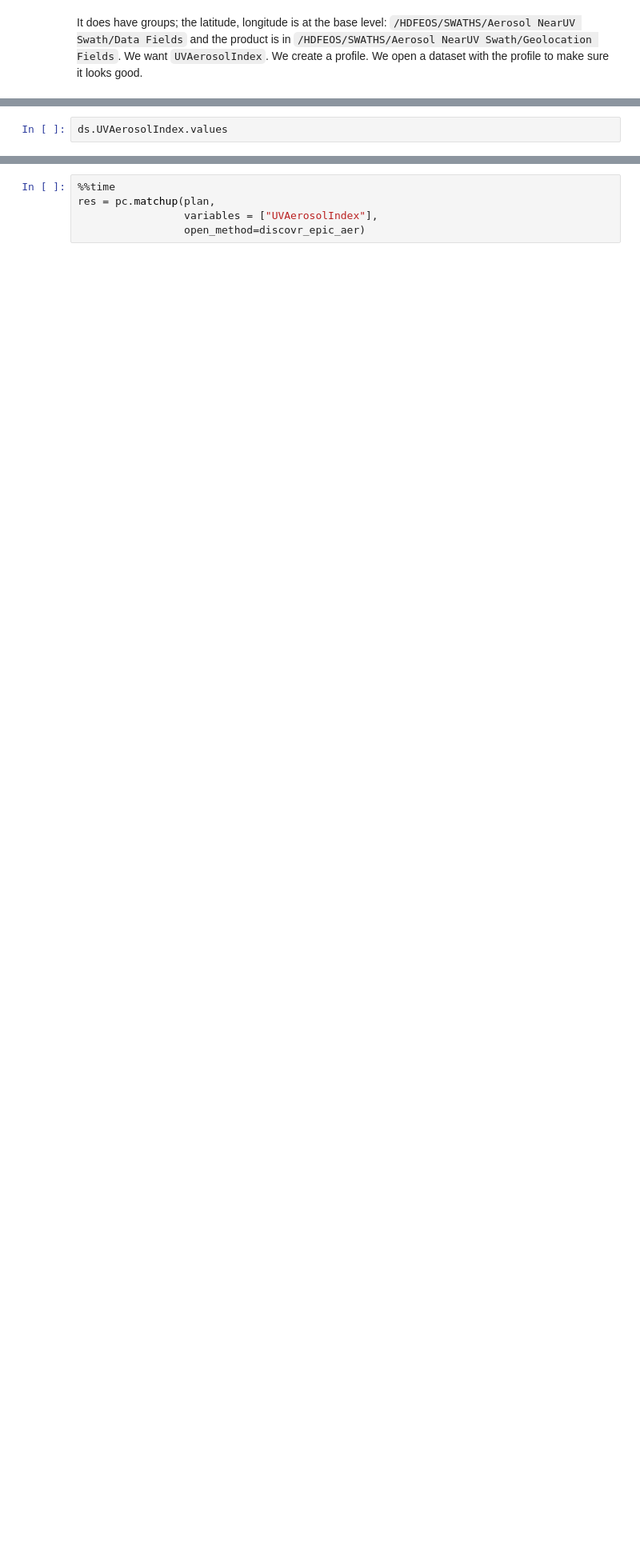
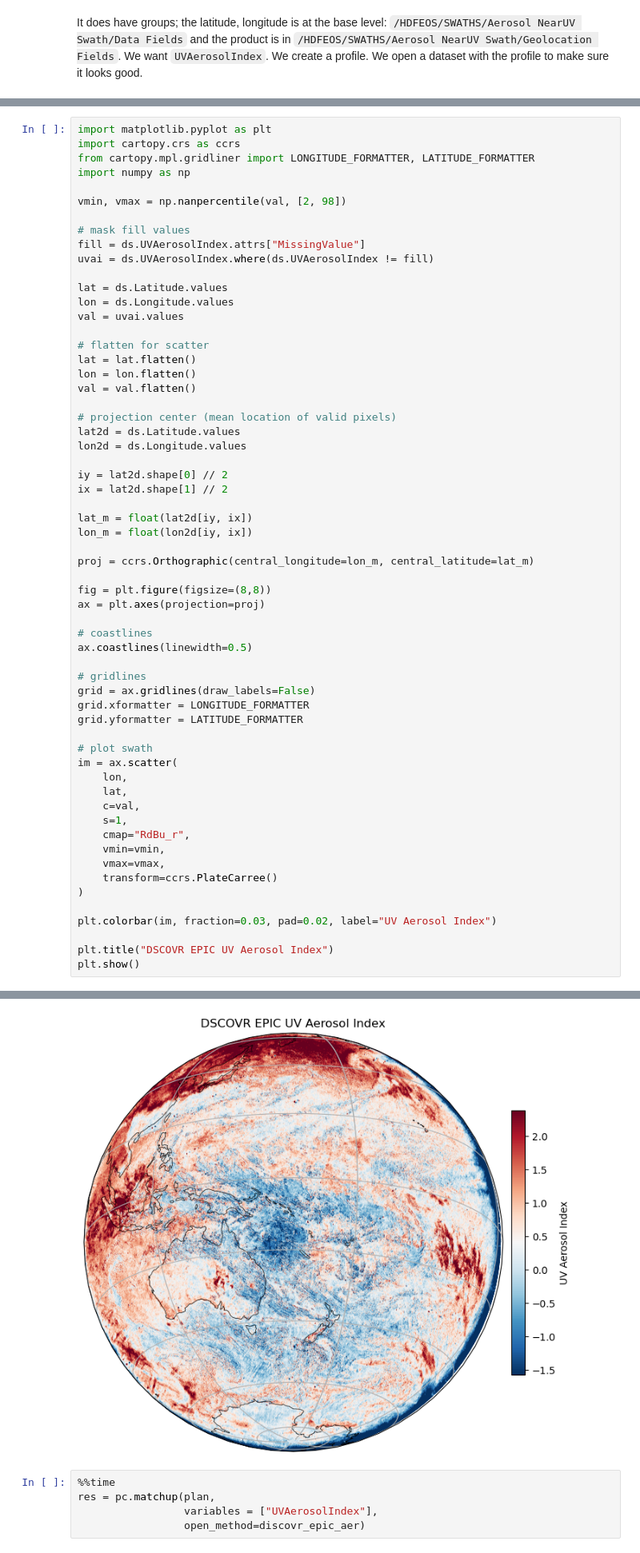
Before and after one commit to fish-pace/earthaccess_matchup, a Jupyter notebook: examples/docs_4_discovr_epic.ipynb, the cells around one changed output, grey strips where cells are left out. Shown at 80% size. Saved outputs shown, nothing was run; the diff lists cells and outputs as text; blank space fills up the shorter version.

```diff
--- a/examples/docs_4_discovr_epic.ipynb
+++ b/examples/docs_4_discovr_epic.ipynb
@@ -257,3 +266,61 @@ Data variables: (12/34)
 # %%
-ds.UVAerosolIndex.values
+import matplotlib.pyplot as plt
+import cartopy.crs as ccrs
+from cartopy.mpl.gridliner import LONGITUDE_FORMATTER, LATITUDE_FORMATTER
+import numpy as np
+
+vmin, vmax = np.nanpercentile(val, [2, 98])
+
+# mask fill values
+fill = ds.UVAerosolIndex.attrs["MissingValue"]
+uvai = ds.UVAerosolIndex.where(ds.UVAerosolIndex != fill)
+
+lat = ds.Latitude.values
+lon = ds.Longitude.values
+val = uvai.values
+
+# flatten for scatter
+lat = lat.flatten()
+lon = lon.flatten()
+val = val.flatten()
+
+# projection center (mean location of valid pixels)
+lat2d = ds.Latitude.values
+lon2d = ds.Longitude.values
+
+iy = lat2d.shape[0] // 2
+ix = lat2d.shape[1] // 2
+
+lat_m = float(lat2d[iy, ix])
+lon_m = float(lon2d[iy, ix])
+
+proj = ccrs.Orthographic(central_longitude=lon_m, central_latitude=lat_m)
+
+fig = plt.figure(figsize=(8,8))
+ax = plt.axes(projection=proj)
+
+# coastlines
+ax.coastlines(linewidth=0.5)
+
+# gridlines
+grid = ax.gridlines(draw_labels=False)
+grid.xformatter = LONGITUDE_FORMATTER
+grid.yformatter = LATITUDE_FORMATTER
+
+# plot swath
+im = ax.scatter(
+    lon,
+    lat,
+    c=val,
+    s=1,
+    cmap="RdBu_r",
+    vmin=vmin,
+    vmax=vmax,
+    transform=ccrs.PlateCarree()
+)
+
+plt.colorbar(im, fraction=0.03, pad=0.02, label="UV Aerosol Index")
+
+plt.title("DSCOVR EPIC UV Aerosol Index")
+plt.show()
 # %% [output]
@@ -268,3 +327,4 @@ array([[nan, nan, nan, ..., nan, nan, nan],
+[figure, added]
 # %%
 %%time
 res = pc.matchup(plan,
```
Also changed, not shown: parts of 7 cells of this notebook.
